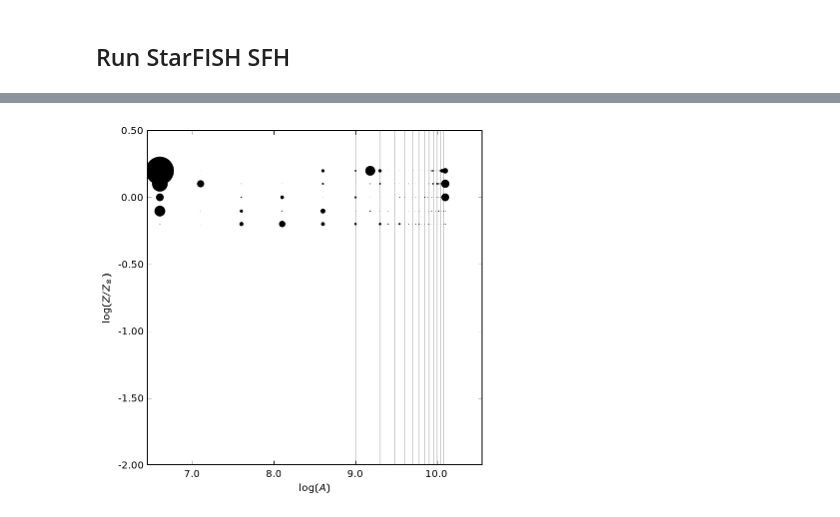
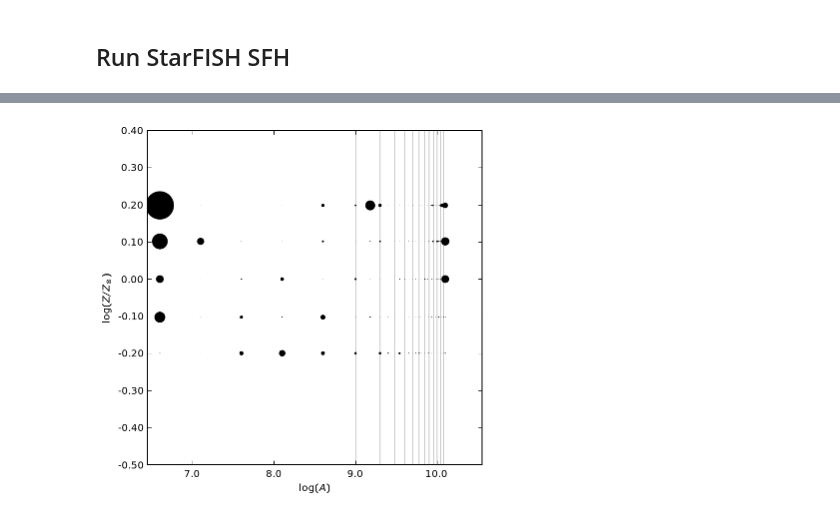
Before and after one commit to jonathansick/androcmd, a Jupyter notebook: notebooks/Brick 23 IR.ipynb, the cells around one changed output, grey strips where cells are left out. Saved outputs shown, nothing was run; the diff lists cells and outputs as text; code cells hidden in the pictures.

```diff
--- a/notebooks/Brick 23 IR.ipynb
+++ b/notebooks/Brick 23 IR.ipynb
@@ -208,17 +212,19 @@ Length = 145 rows
 # %%
 from starfisher.sfhplot import SFHCirclePlot
 
 fig = plt.figure(figsize=(6, 6))
 ax = fig.add_subplot(111)
 
 cp = SFHCirclePlot(sfh_table)
 cp.plot_in_ax(ax, max_area=800)
 for logage in np.log10(np.arange(1, 13, 1) * 1e9):
     ax.axvline(logage, c='0.8', zorder=-1)
 
+ax.set_ylim(-0.5, 0.4)
+
 fig.show()
 # %% [output]
-[figure, old version]
+[figure, new version]
 # %%
 import cubehelix
 cmapper = lambda: cubehelix.cmap(startHue=240,endHue=-300,minSat=1,maxSat=2.5,minLight=.3,maxLight=.8,gamma=.9)
```
Also changed, not shown: parts of 2 cells of this notebook, 1 other file.
